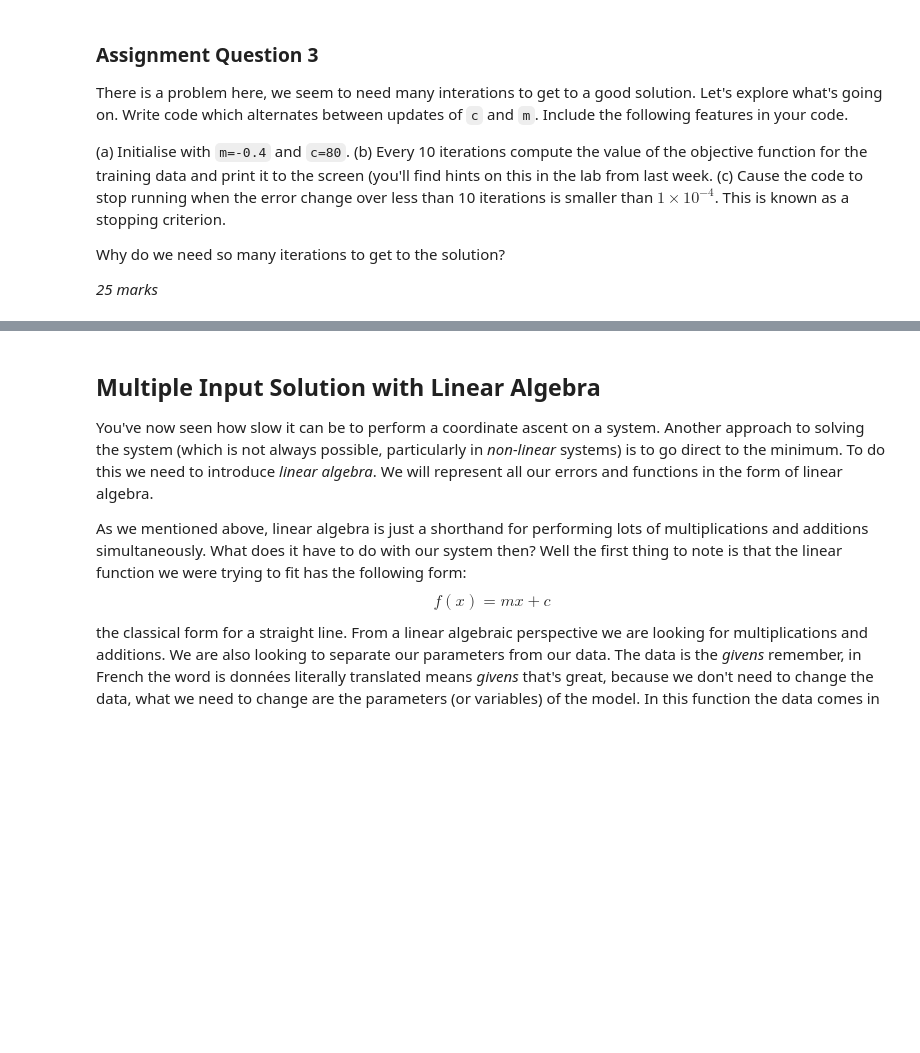
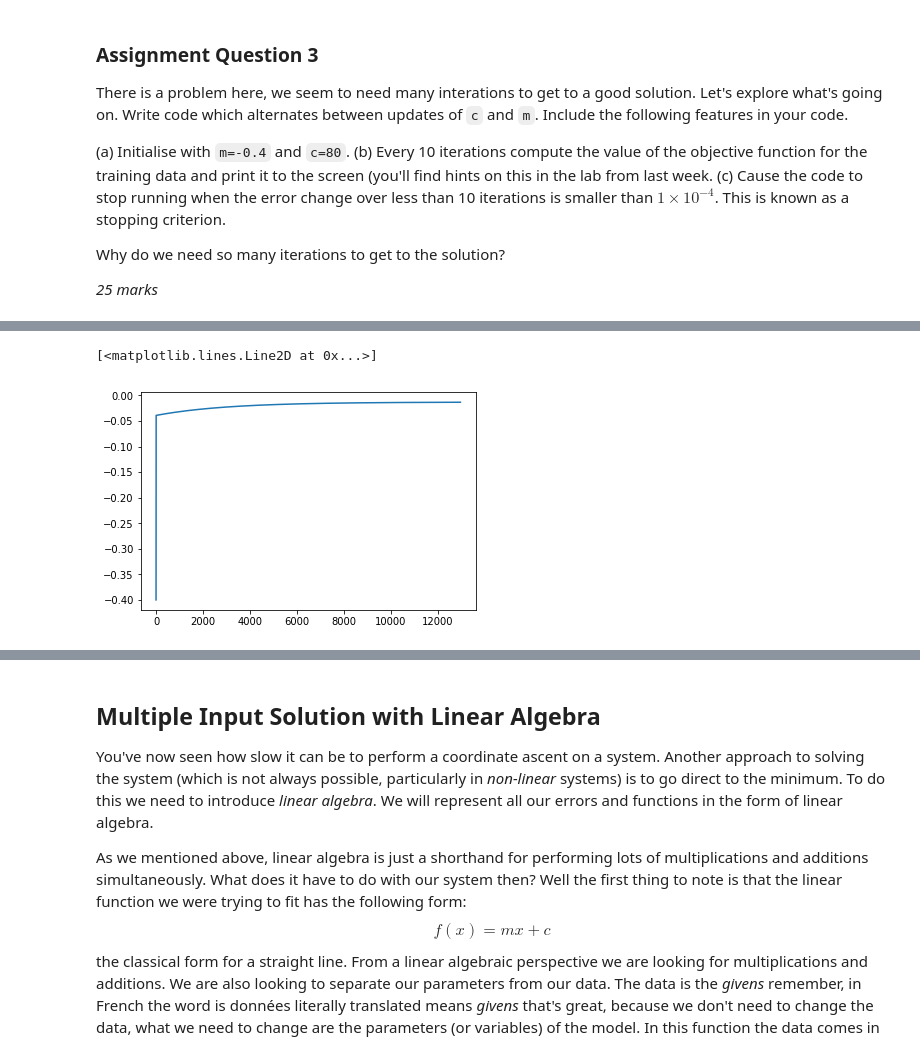
Before and after one commit to TUOS-COM-4509-6509-2018-19/assignment-3-MrDupin, a Jupyter notebook: assignment3.ipynb, the cells around one changed output, grey strips where cells are left out. Cells and saved outputs as stored; diff of their text form; code cells hidden in the pictures; blank space fills up the shorter version.

```diff
--- a/assignment3.ipynb
+++ b/assignment3.ipynb
@@ -408,0 +403,5 @@ Write your answer to the question in this box.
+# %%
+plt.plot(m_plot)
+# %% [output]
+[<matplotlib.lines.Line2D at 0x...>]
+[figure, added]
```
Also changed, not shown: parts of 18 cells of this notebook.
